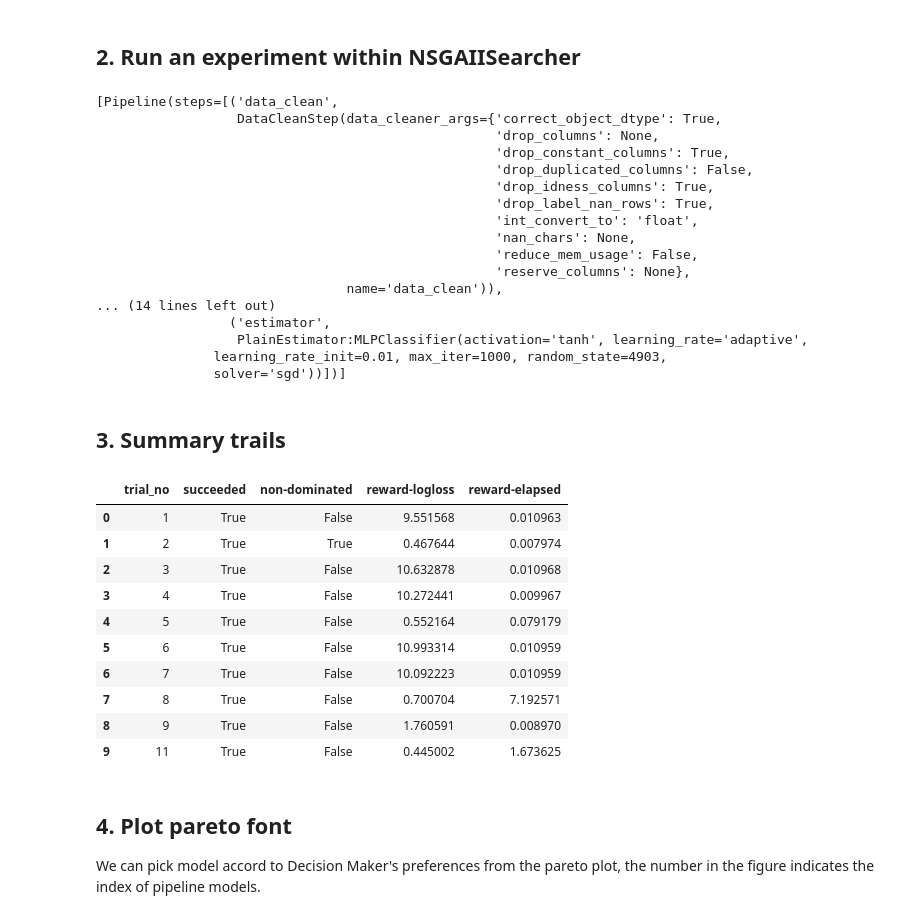
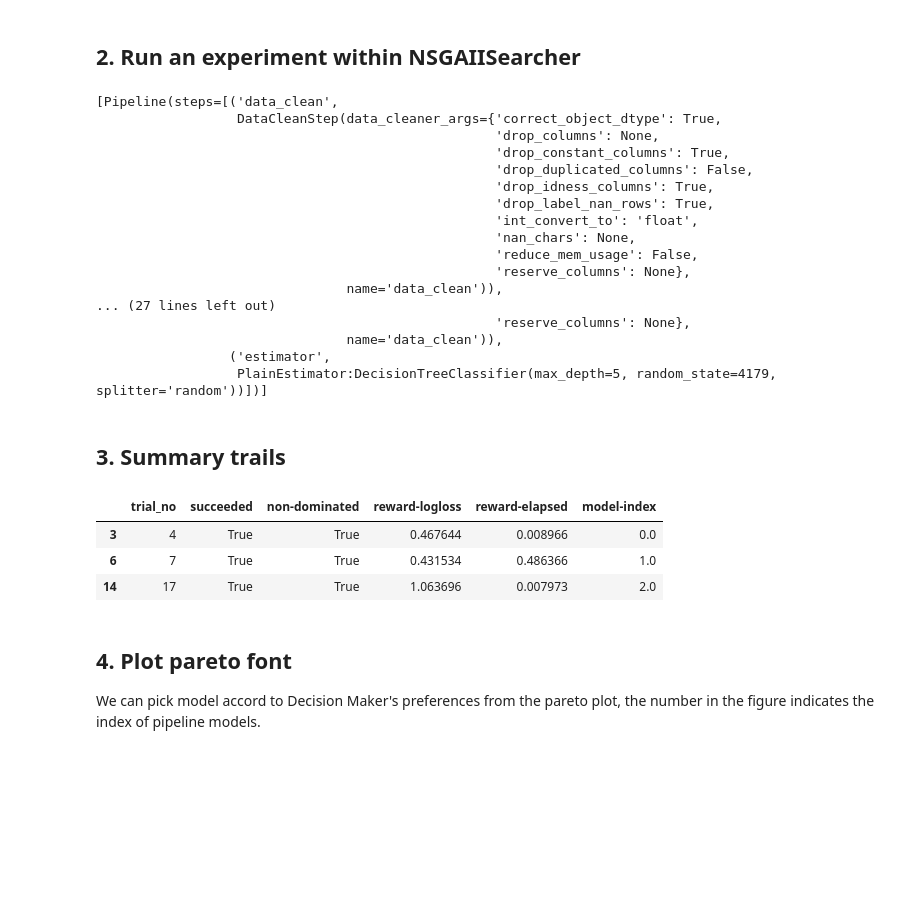
Before and after one commit to DataCanvasIO/Hypernets, a Jupyter notebook: hypernets/examples/61.NSGAII_example.ipynb, the cells around one changed output. Cells and saved outputs as stored; diff of their text form; code cells hidden in the pictures; blank space fills up the shorter version.

```diff
--- a/hypernets/examples/61.NSGAII_example.ipynb
+++ b/hypernets/examples/61.NSGAII_example.ipynb
@@ -45,7 +47,7 @@ experiment = make_experiment(CatPlainModel, df_train,
                              callbacks=[],
                              search_callbacks=[],
                              target='y',
-                             searcher='nsga2',  # available MOO searcher: moead, nsga2, rnsga2
+                             searcher=RNSGAIISearcher,  # available MOO searcher: moead, nsga2, rnsga2
                              reward_metric='logloss',
                              objectives=['elapsed'],
                              drift_detection_threshold=0.4,
@@ -68,27 +70,22 @@ estimators
                                                    'reduce_mem_usage': False,
                                                    'reserve_columns': None},
                                 name='data_clean')),
-... (14 lines left out)
+... (27 lines left out)
+                                                   'reserve_columns': None},
+                                name='data_clean')),
                  ('estimator',
-                  PlainEstimator:MLPClassifier(activation='tanh', learning_rate='adaptive',
-               learning_rate_init=0.01, max_iter=1000, random_state=4903,
-               solver='sgd'))])]
+                  PlainEstimator:DecisionTreeClassifier(max_depth=5, random_state=4179, splitter='random'))])]
 # %% [markdown]
 ## 3. Summary trails
 # %%
-experiment.hyper_model_.history.to_df()[['trial_no', 'succeeded', 'non-dominated', 'reward-logloss', 'reward-elapsed']][:10]
+df_trials = experiment.hyper_model_.history.to_df()
+
+df_trials[df_trials['non-dominated'] == True][['trial_no', 'succeeded', 'non-dominated', 'reward-logloss', 'reward-elapsed', 'model-index']]
 # %% [output]
-|  | trial_no | succeeded | non-dominated | reward-logloss | reward-elapsed |
-| 0 | 1 | True | False | 9.551568 | 0.010963 |
-| 1 | 2 | True | True | 0.467644 | 0.007974 |
-| 2 | 3 | True | False | 10.632878 | 0.010968 |
-| 3 | 4 | True | False | 10.272441 | 0.009967 |
-| 4 | 5 | True | False | 0.552164 | 0.079179 |
-| 5 | 6 | True | False | 10.993314 | 0.010959 |
-| 6 | 7 | True | False | 10.092223 | 0.010959 |
-| 7 | 8 | True | False | 0.700704 | 7.192571 |
-| 8 | 9 | True | False | 1.760591 | 0.008970 |
-| 9 | 11 | True | False | 0.445002 | 1.673625 |
+|  | trial_no | succeeded | non-dominated | reward-logloss | reward-elapsed | model-index |
+| 3 | 4 | True | True | 0.467644 | 0.008966 | 0.0 |
+| 6 | 7 | True | True | 0.431534 | 0.486366 | 1.0 |
+| 14 | 17 | True | True | 1.063696 | 0.007973 | 2.0 |
 # %% [markdown]
 ## 4. Plot pareto font
 
```
Also changed, not shown: parts of 3 cells of this notebook, 5 other files.
